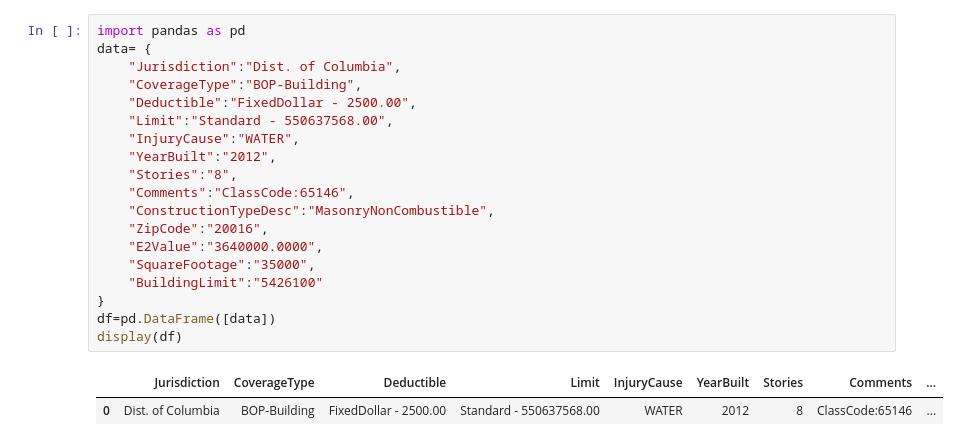
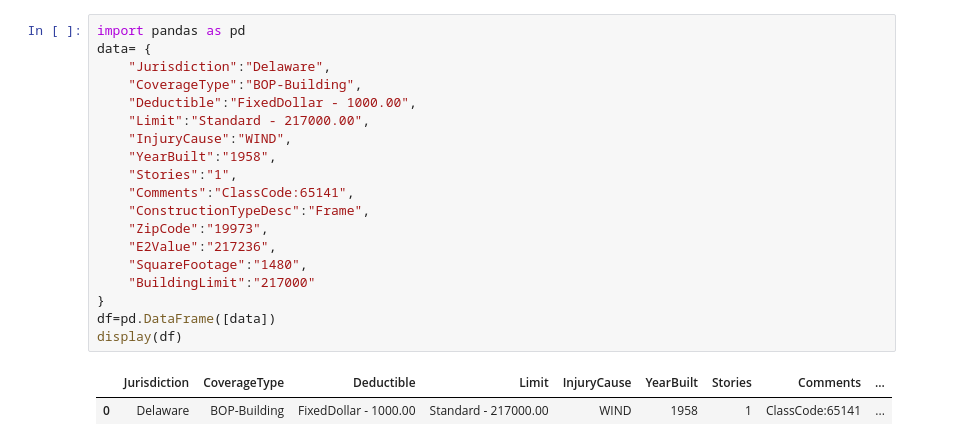
Before and after one commit to AdvanzeTechInc/Risk_Predictive_Model, a Jupyter notebook: json flask API.ipynb, the cells around one changed output. Saved outputs shown, nothing was run; the diff lists cells and outputs as text.

Commit message:
new changes
lower cases, mode values

```diff
--- a/json flask API.ipynb
+++ b/json flask API.ipynb
@@ -44,22 +89,22 @@ Press CTRL+C to quit
 # %%
 import pandas as pd
 data= {
-    "Jurisdiction":"Dist. of Columbia",
+    "Jurisdiction":"Delaware",
     "CoverageType":"BOP-Building",
-    "Deductible":"FixedDollar - 2500.00",
-    "Limit":"Standard - 550637568.00",
-    "InjuryCause":"WATER",
-    "YearBuilt":"2012",
-    "Stories":"8",
-    "Comments":"ClassCode:65146",
-    "ConstructionTypeDesc":"MasonryNonCombustible",
-    "ZipCode":"20016",
-    "E2Value":"3640000.0000",
-    "SquareFootage":"35000",
-    "BuildingLimit":"5426100"
+    "Deductible":"FixedDollar - 1000.00",
+    "Limit":"Standard - 217000.00",
+    "InjuryCause":"WIND",
+    "YearBuilt":"1958",
+    "Stories":"1",
+    "Comments":"ClassCode:65141",
+    "ConstructionTypeDesc":"Frame",
+    "ZipCode":"19973",
+    "E2Value":"217236",
+    "SquareFootage":"1480",
+    "BuildingLimit":"217000"
 }
 df=pd.DataFrame([data])
 display(df)
 # %% [output]
 |  | Jurisdiction | CoverageType | Deductible | Limit | InjuryCause | YearBuilt | Stories | Comments | ... |
-| 0 | Dist. of Columbia | BOP-Building | FixedDollar - 2500.00 | Standard - 550637568.00 | WATER | 2012 | 8 | ClassCode:65146 | ... |
+| 0 | Delaware | BOP-Building | FixedDollar - 1000.00 | Standard - 217000.00 | WIND | 1958 | 1 | ClassCode:65141 | ... |
```
Also changed, not shown: parts of 1 cell of this notebook, 24 other files.
